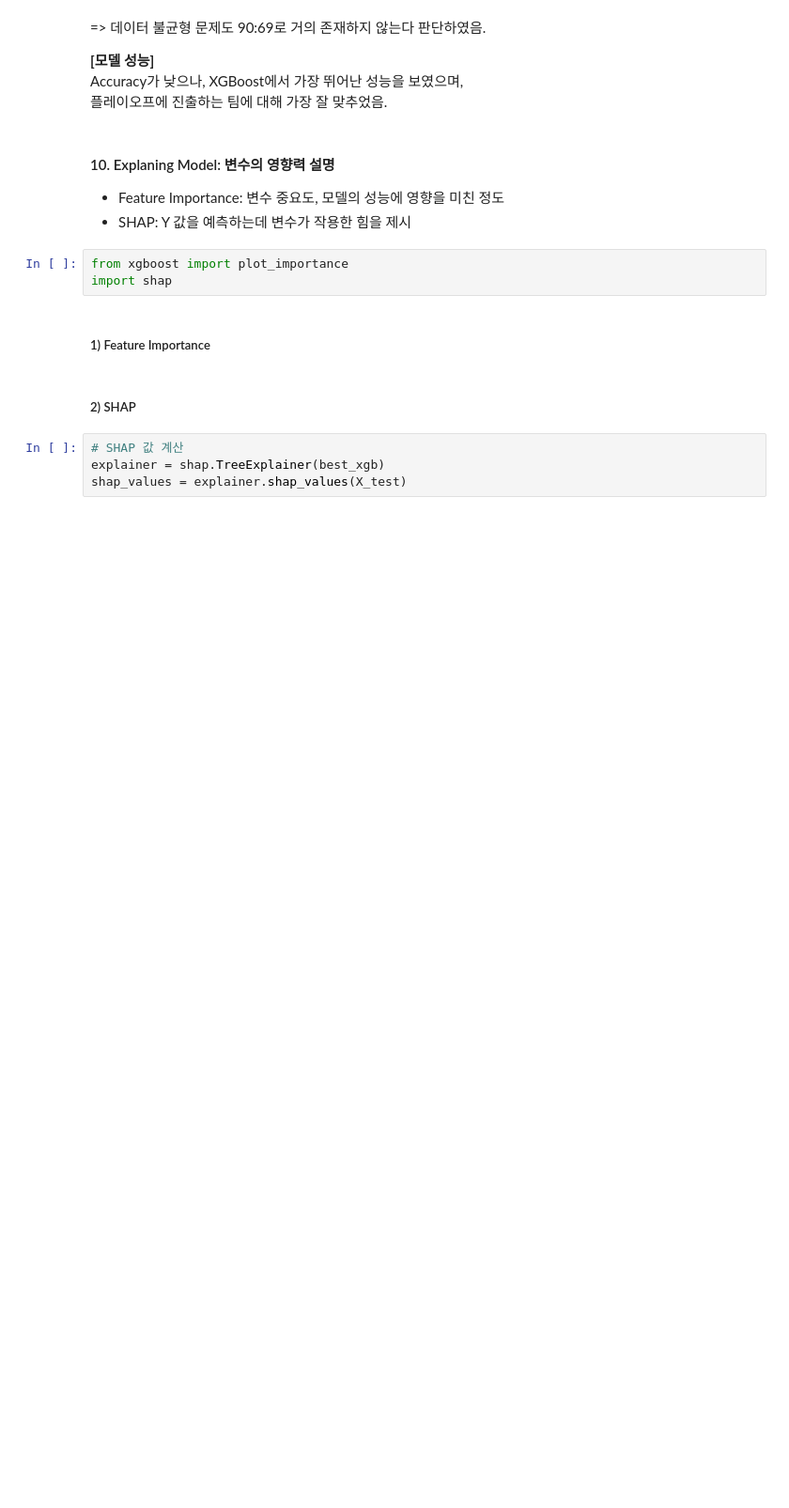
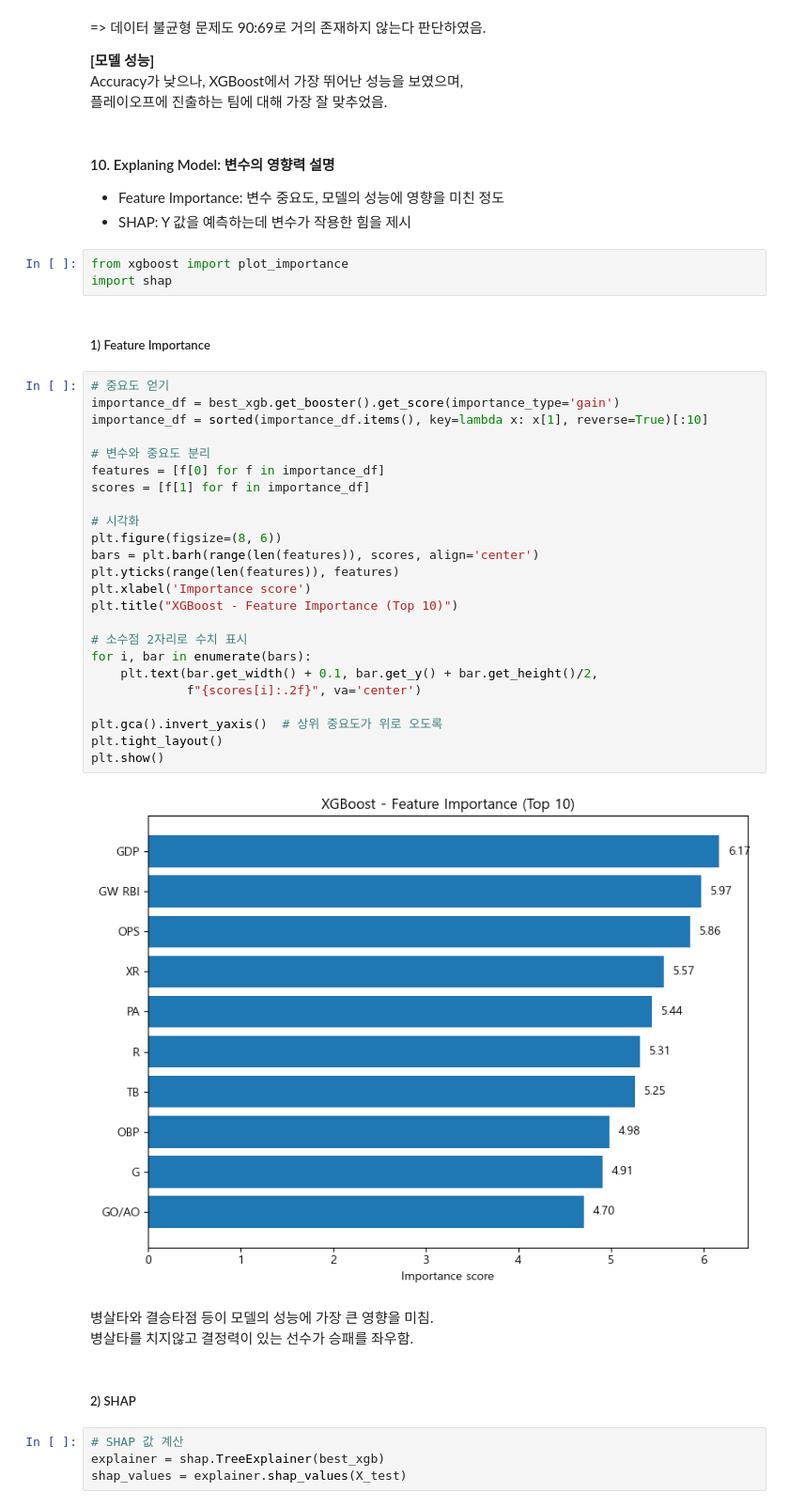
Before and after one commit to Seonyeol-Jeong/KBO_analysis, a Jupyter notebook: 모델링.ipynb, the cells around one changed output. Shown at 94% size. Drawn from its saved outputs; the diff is of its cells as text; blank space fills up the shorter version.

```diff
--- a/모델링.ipynb
+++ b/모델링.ipynb
@@ -406,6 +409,35 @@ from xgboost import plot_importance
 import shap
 # %% [markdown]
 ##### 1) Feature Importance
+# %%
+# 중요도 얻기
+importance_df = best_xgb.get_booster().get_score(importance_type='gain')
+importance_df = sorted(importance_df.items(), key=lambda x: x[1], reverse=True)[:10]
+
+# 변수와 중요도 분리
+features = [f[0] for f in importance_df]
+scores = [f[1] for f in importance_df]
+
+# 시각화
+plt.figure(figsize=(8, 6))
+bars = plt.barh(range(len(features)), scores, align='center')
+plt.yticks(range(len(features)), features)
+plt.xlabel('Importance score')
+plt.title("XGBoost - Feature Importance (Top 10)")
+
+# 소수점 2자리로 수치 표시
+for i, bar in enumerate(bars):
+    plt.text(bar.get_width() + 0.1, bar.get_y() + bar.get_height()/2,
+             f"{scores[i]:.2f}", va='center')
+
+plt.gca().invert_yaxis()  # 상위 중요도가 위로 오도록
+plt.tight_layout()
+plt.show()
+# %% [output]
+[figure, added]
+# %% [markdown]
+병살타와 결승타점 등이 모델의 성능에 가장 큰 영향을 미침.
+병살타를 치지않고 결정력이 있는 선수가 승패를 좌우함.
 # %% [markdown]
 ##### 2) SHAP
 # %%
```
Also changed, not shown: parts of 7 cells of this notebook.
